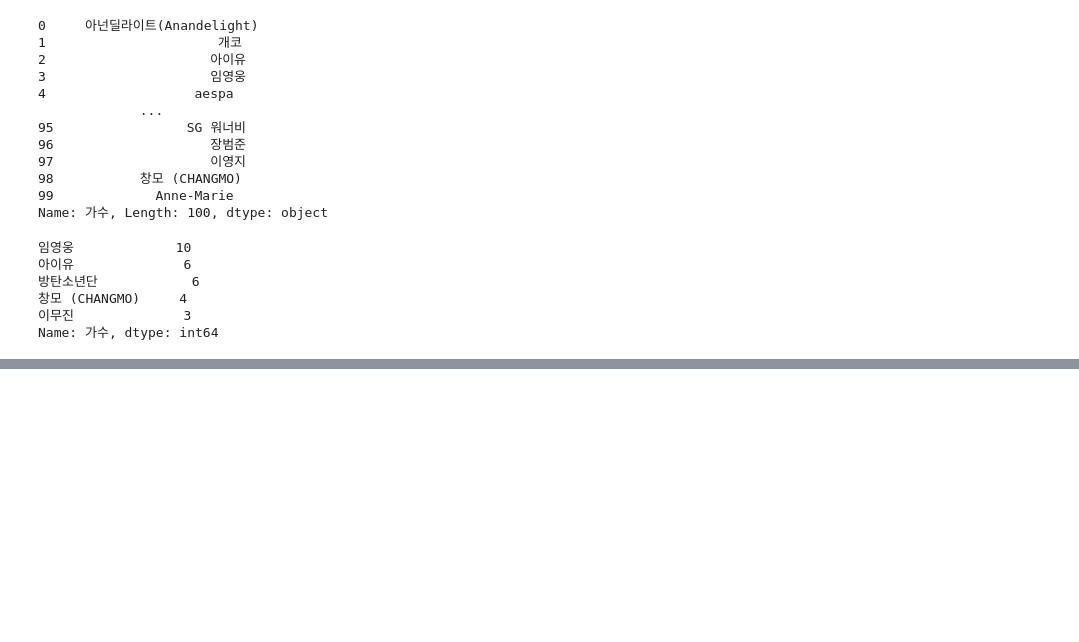
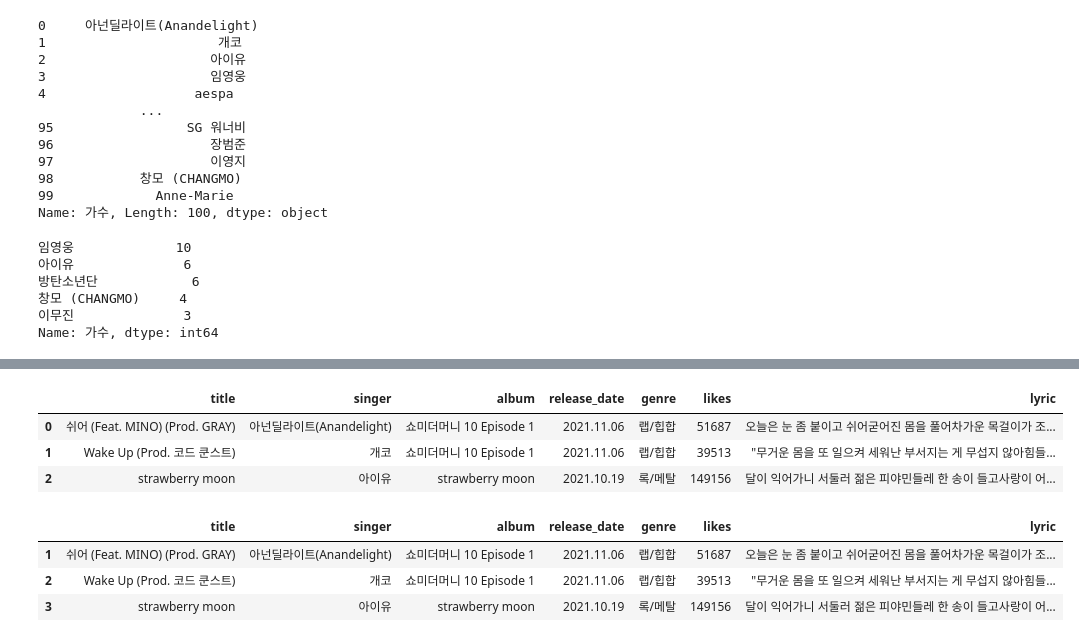
Before and after one commit to mysoyul/kosta_webscaping_anaysis, a Jupyter notebook: 04.Melon 100챠트_수업중.ipynb, the cells around one changed output, grey strips where cells are left out. Saved outputs shown, nothing was run; the diff lists cells and outputs as text; code cells hidden in the pictures; blank space fills up the shorter version.

```diff
--- a/04.Melon 100챠트_수업중.ipynb
+++ b/04.Melon 100챠트_수업중.ipynb
@@ -248,0 +262,17 @@ Name: 가수, dtype: int64
+# %%
+table_df.columns = ['title', 'singer', 'album', 'release_date', 'genre', 'likes', 'lyric']
+table_df.head(3)
+# %% [output]
+|  | title | singer | album | release_date | genre | likes | lyric |
+| 0 | 쉬어 (Feat. MINO) (Prod. GRAY) | 아넌딜라이트(Anandelight) | 쇼미더머니 10 Episode 1 | 2021.11.06 | 랩/힙합 | 51687 | 오늘은 눈 좀 붙이고 쉬어굳어진 몸을 풀어차가운 목걸이가 조... |
+| 1 | Wake Up (Prod. 코드 쿤스트) | 개코 | 쇼미더머니 10 Episode 1 | 2021.11.06 | 랩/힙합 | 39513 | "무거운 몸을 또 일으켜 세워난 부서지는 게 무섭지 않아힘들... |
+| 2 | strawberry moon | 아이유 | strawberry moon | 2021.10.19 | 록/메탈 | 149156 | 달이 익어가니 서둘러 젊은 피야민들레 한 송이 들고사랑이 어... |
+# %%
+import numpy as np
+table_df.index = np.arange(1, len(table_df)+1)
+table_df.head(3)
+# %% [output]
+|  | title | singer | album | release_date | genre | likes | lyric |
+| 1 | 쉬어 (Feat. MINO) (Prod. GRAY) | 아넌딜라이트(Anandelight) | 쇼미더머니 10 Episode 1 | 2021.11.06 | 랩/힙합 | 51687 | 오늘은 눈 좀 붙이고 쉬어굳어진 몸을 풀어차가운 목걸이가 조... |
+| 2 | Wake Up (Prod. 코드 쿤스트) | 개코 | 쇼미더머니 10 Episode 1 | 2021.11.06 | 랩/힙합 | 39513 | "무거운 몸을 또 일으켜 세워난 부서지는 게 무섭지 않아힘들... |
+| 3 | strawberry moon | 아이유 | strawberry moon | 2021.10.19 | 록/메탈 | 149156 | 달이 익어가니 서둘러 젊은 피야민들레 한 송이 들고사랑이 어... |
```
Also changed, not shown: parts of 3 cells of this notebook, 1 other file.
